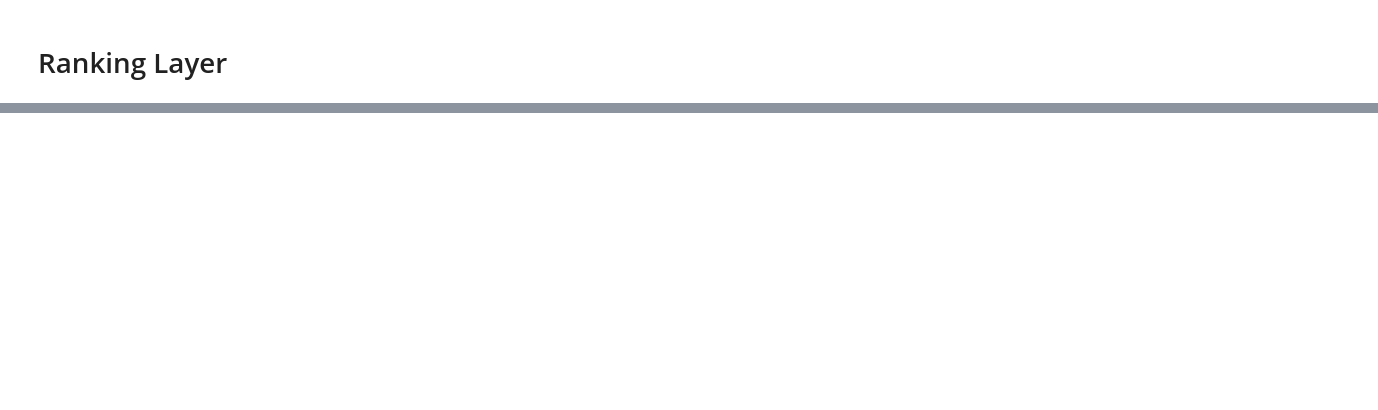
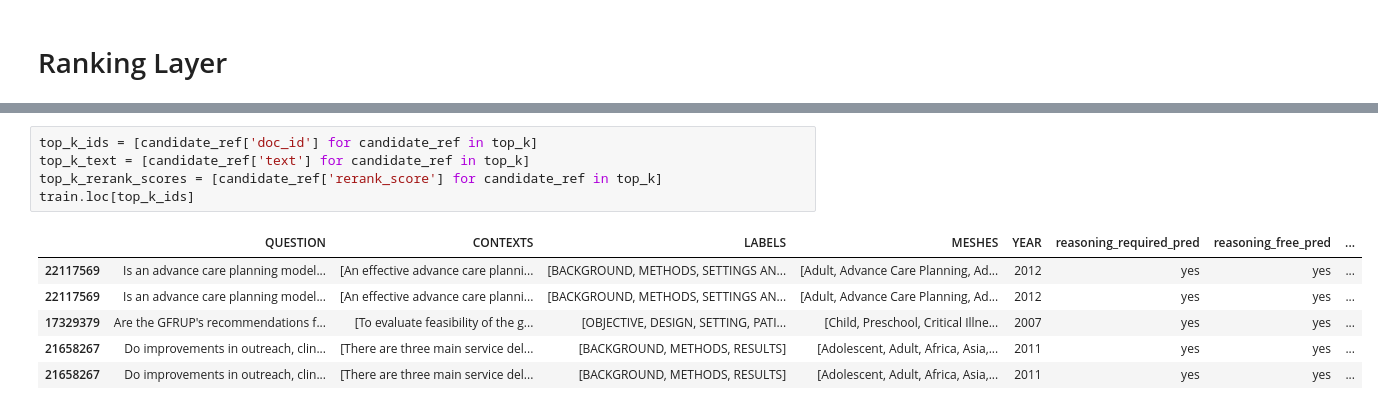
Before and after one commit to manavka/DS266_RAG, a Jupyter notebook: PubMedQA_Embeddings.ipynb, the cells around one changed output, grey strips where cells are left out. Cells and saved outputs as stored; diff of their text form; blank space fills up the shorter version.

```diff
--- a/PubMedQA_Embeddings.ipynb
+++ b/PubMedQA_Embeddings.ipynb
@@ -337,0 +319,12 @@ top_k = reranked_docs[:5]
+# %%
+top_k_ids = [candidate_ref['doc_id'] for candidate_ref in top_k]
+top_k_text = [candidate_ref['text'] for candidate_ref in top_k]
+top_k_rerank_scores = [candidate_ref['rerank_score'] for candidate_ref in top_k]
+train.loc[top_k_ids]
+# %% [output]
+|  | QUESTION | CONTEXTS | LABELS | MESHES | YEAR | reasoning_required_pred | reasoning_free_pred | ... |
+| 22117569 | Is an advance care planning model... | [An effective advance care planni... | [BACKGROUND, METHODS, SETTINGS AN... | [Adult, Advance Care Planning, Ad... | 2012 | yes | yes | ... |
+| 22117569 | Is an advance care planning model... | [An effective advance care planni... | [BACKGROUND, METHODS, SETTINGS AN... | [Adult, Advance Care Planning, Ad... | 2012 | yes | yes | ... |
+| 17329379 | Are the GFRUP's recommendations f... | [To evaluate feasibility of the g... | [OBJECTIVE, DESIGN, SETTING, PATI... | [Child, Preschool, Critical Illne... | 2007 | yes | yes | ... |
+| 21658267 | Do improvements in outreach, clin... | [There are three main service del... | [BACKGROUND, METHODS, RESULTS] | [Adolescent, Adult, Africa, Asia,... | 2011 | yes | yes | ... |
+| 21658267 | Do improvements in outreach, clin... | [There are three main service del... | [BACKGROUND, METHODS, RESULTS] | [Adolescent, Adult, Africa, Asia,... | 2011 | yes | yes | ... |
```
Also changed, not shown: parts of 15 cells of this notebook.
